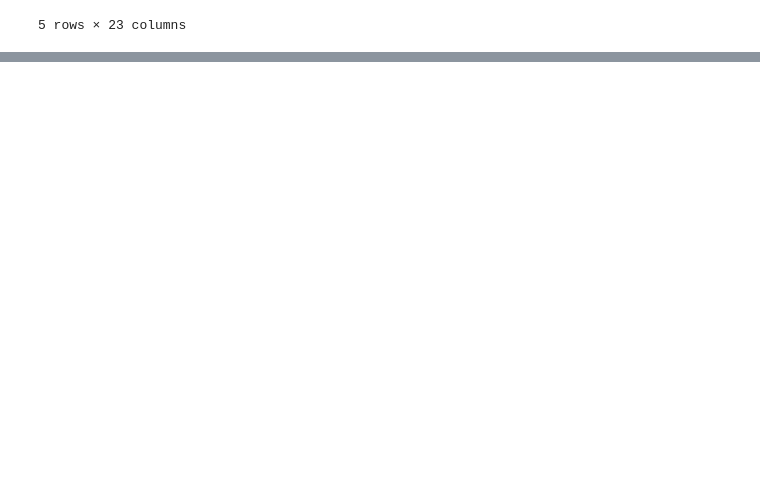
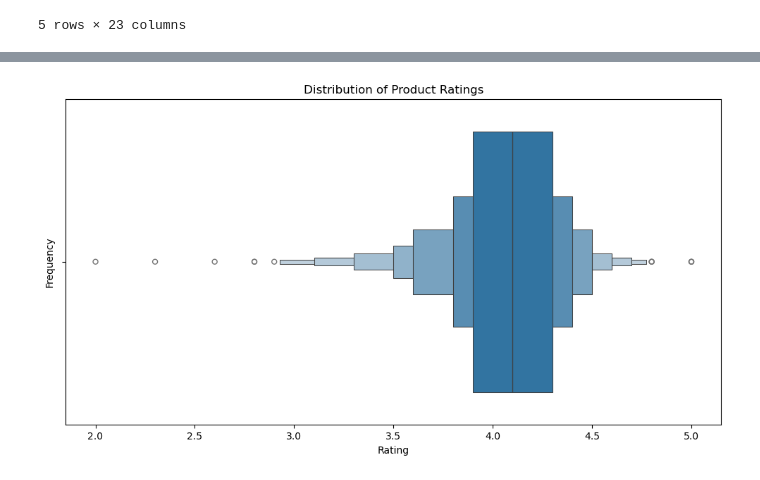
Before and after one commit to SantoshAbhinav/BusinessCaseStudies, a Jupyter notebook: case_studies/Amazon_Product_Recommendation_System_BCS.ipynb, the cells around one changed output, grey strips where cells are left out. Cells and saved outputs as stored; diff of their text form; code cells hidden in the pictures; blank space fills up the shorter version.

```diff
--- a/case_studies/Amazon_Product_Recommendation_System_BCS.ipynb
+++ b/case_studies/Amazon_Product_Recommendation_System_BCS.ipynb
@@ -452,0 +548,9 @@ df.head()
+# %%
+plt.figure(figsize=(12, 6))
+sns.boxenplot(x=df['rating'])
+plt.title('Distribution of Product Ratings')
+plt.xlabel('Rating')
+plt.ylabel('Frequency')
+plt.show()
+# %% [output]
+[figure, added]
```
Also changed, not shown: parts of 21 cells of this notebook.
